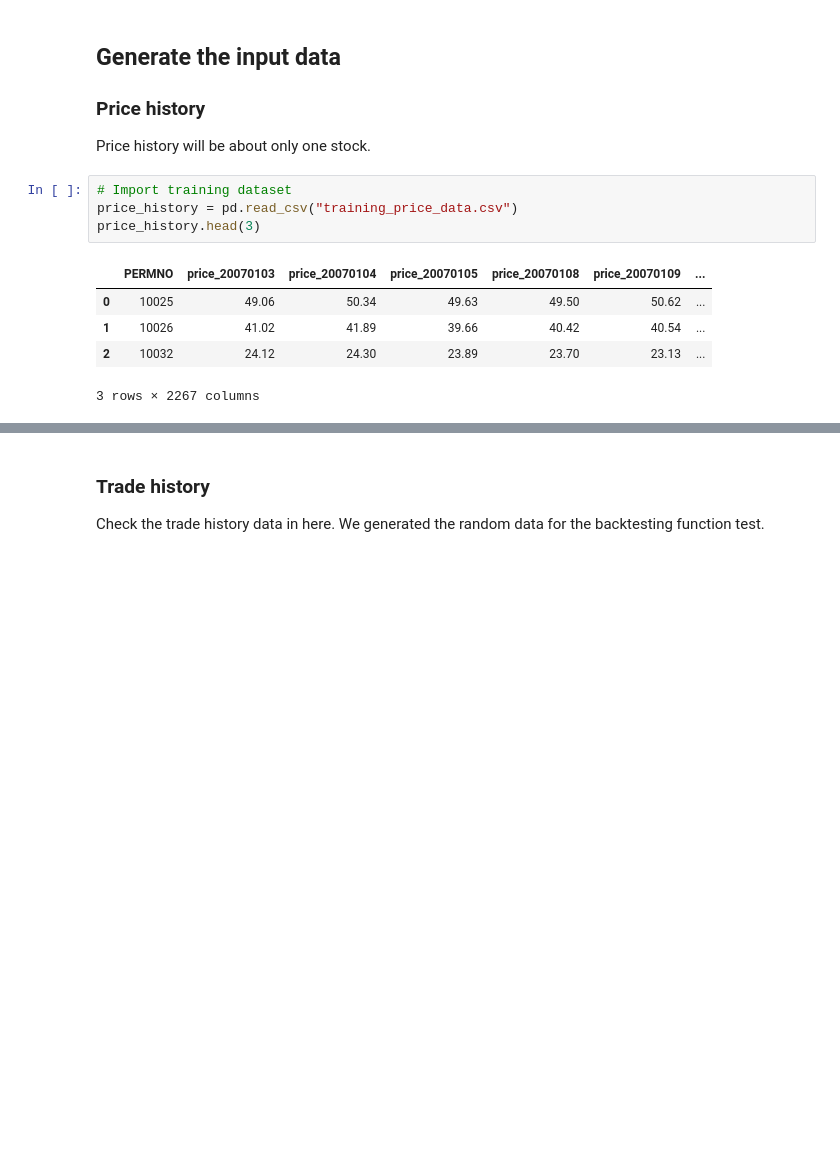
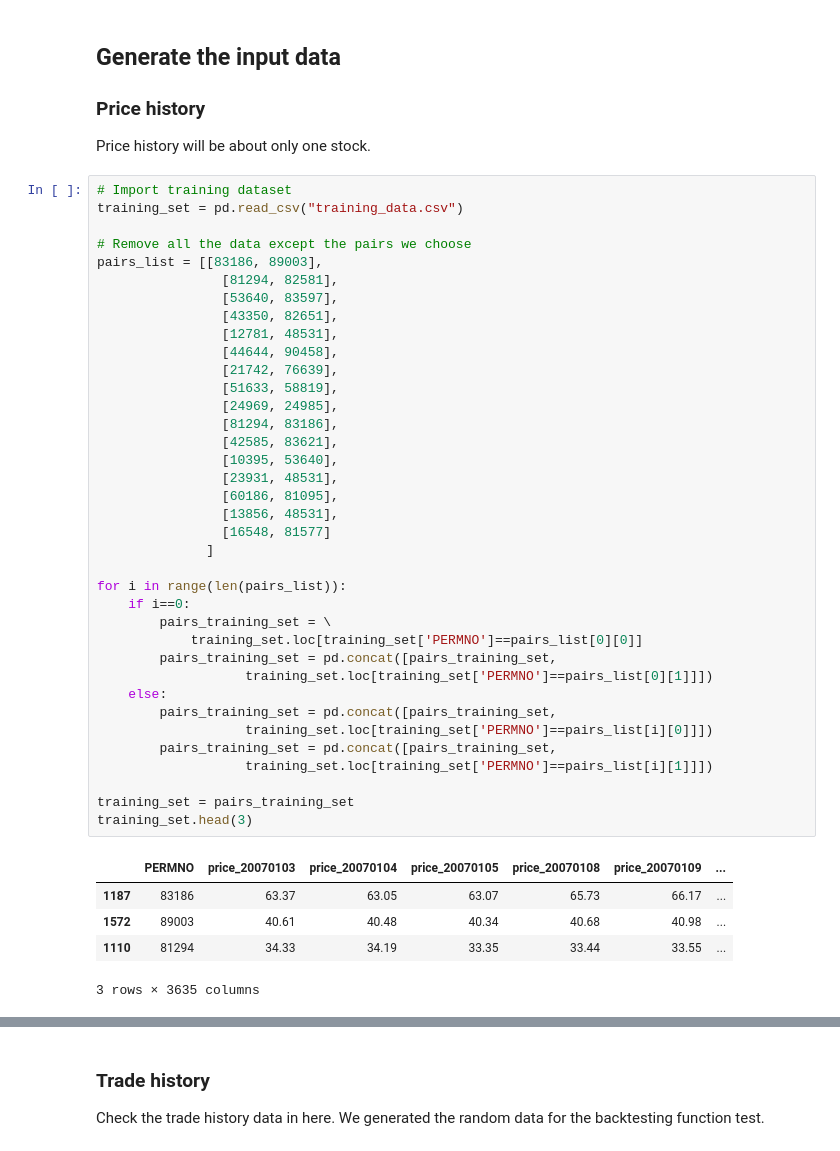
Before and after one commit to daehkim/pair-trading, a Jupyter notebook: Backtesting.ipynb, the cells around one changed output, grey strips where cells are left out. Drawn from its saved outputs; the diff is of its cells as text; blank space fills up the shorter version.

```diff
--- a/Backtesting.ipynb
+++ b/Backtesting.ipynb
@@ -13,14 +15,47 @@ import matplotlib.pyplot as plt
 ### Price history
 
 Price history will be about only one stock.
-# %%
-# Import training dataset
-price_history = pd.read_csv("training_price_data.csv")
-price_history.head(3)
-# %% [output]
-|  | PERMNO | price_20070103 | price_20070104 | price_20070105 | price_20070108 | price_20070109 | ... |
-| 0 | 10025 | 49.06 | 50.34 | 49.63 | 49.50 | 50.62 | ... |
-| 1 | 10026 | 41.02 | 41.89 | 39.66 | 40.42 | 40.54 | ... |
-| 2 | 10032 | 24.12 | 24.30 | 23.89 | 23.70 | 23.13 | ... |
-3 rows × 2267 columns
+# %%
+# Import training dataset
+training_set = pd.read_csv("training_data.csv")
+
+# Remove all the data except the pairs we choose
+pairs_list = [[83186, 89003],
+                [81294, 82581],
+                [53640, 83597],
+                [43350, 82651],
+                [12781, 48531],
+                [44644, 90458],
+                [21742, 76639],
+                [51633, 58819],
+                [24969, 24985],
+                [81294, 83186],
+                [42585, 83621],
+                [10395, 53640],
+                [23931, 48531],
+                [60186, 81095],
+                [13856, 48531],
+                [16548, 81577]
+              ]
+
+for i in range(len(pairs_list)):
+    if i==0:
+        pairs_training_set = \
+            training_set.loc[training_set['PERMNO']==pairs_list[0][0]]
+        pairs_training_set = pd.concat([pairs_training_set,
+                   training_set.loc[training_set['PERMNO']==pairs_list[0][1]]])
+    else:
+        pairs_training_set = pd.concat([pairs_training_set,
+                   training_set.loc[training_set['PERMNO']==pairs_list[i][0]]])
+        pairs_training_set = pd.concat([pairs_training_set,
+                   training_set.loc[training_set['PERMNO']==pairs_list[i][1]]])
+
+training_set = pairs_training_set
+training_set.head(3)
+# %% [output]
+|  | PERMNO | price_20070103 | price_20070104 | price_20070105 | price_20070108 | price_20070109 | ... |
+| 1187 | 83186 | 63.37 | 63.05 | 63.07 | 65.73 | 66.17 | ... |
+| 1572 | 89003 | 40.61 | 40.48 | 40.34 | 40.68 | 40.98 | ... |
+| 1110 | 81294 | 34.33 | 34.19 | 33.35 | 33.44 | 33.55 | ... |
+3 rows × 3635 columns
 # %%
```
Also changed, not shown: parts of 8 cells of this notebook.
